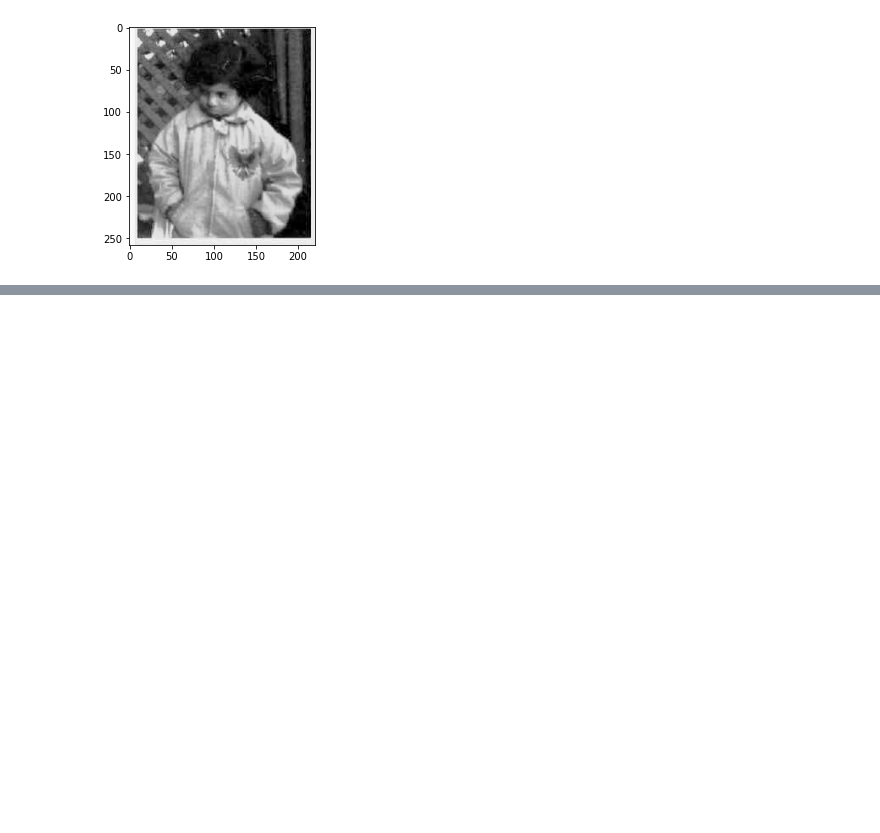
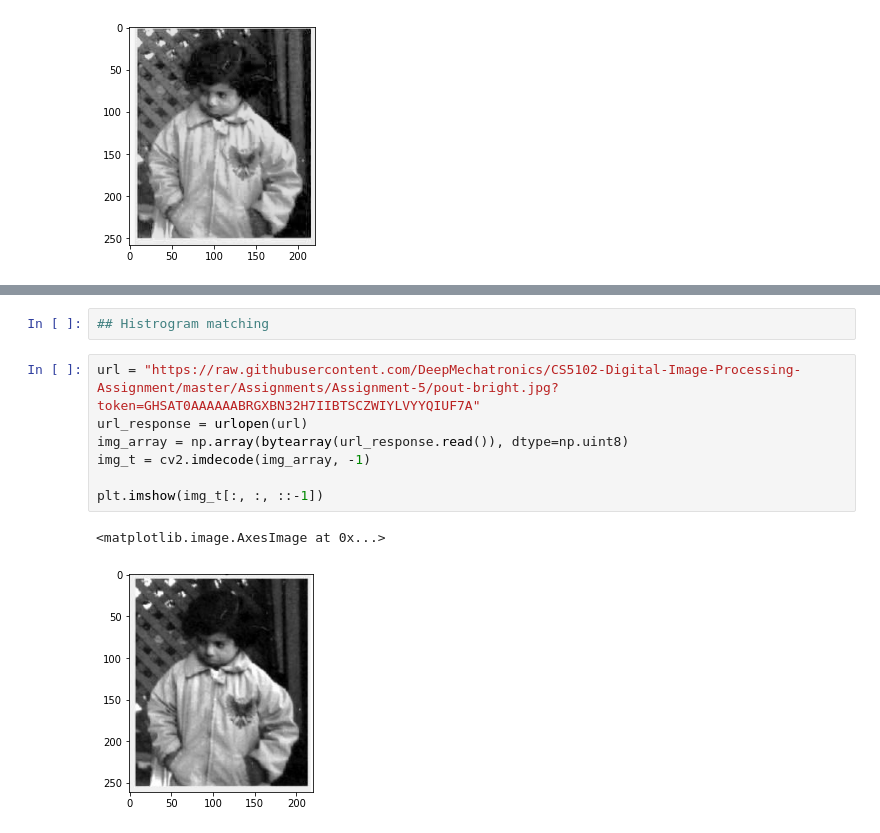
Before and after one commit to rad-mit/CS5102-Digital-Image-Processing-Project, a Jupyter notebook: Assignments/Assignment-5/DIP_Assignment_5.ipynb, the cells around one changed output, grey strips where cells are left out. Saved outputs shown, nothing was run; the diff lists cells and outputs as text; blank space fills up the shorter version.

```diff
--- a/Assignments/Assignment-5/DIP_Assignment_5.ipynb
+++ b/Assignments/Assignment-5/DIP_Assignment_5.ipynb
@@ -142,3 +144,15 @@ plt.ylabel("p(r)")
 plt.show()
 # %% [output]
 [figure]
+# %%
+## Histrogram matching
+# %%
+url = "https://raw.githubusercontent.com/DeepMechatronics/CS5102-Digital-Image-Processing-Assignment/master/Assignments/Assignment-5/pout-bright.jpg?token=GHSAT0AAAAAABRGXBN32H7IIBTSCZWIYLVYYQIUF7A"
+url_response = urlopen(url)
+img_array = np.array(bytearray(url_response.read()), dtype=np.uint8)
+img_t = cv2.imdecode(img_array, -1)
+
+plt.imshow(img_t[:, :, ::-1])
+# %% [output]
+<matplotlib.image.AxesImage at 0x...>
+[figure, added]
```
Also changed, not shown: parts of 4 cells of this notebook.
